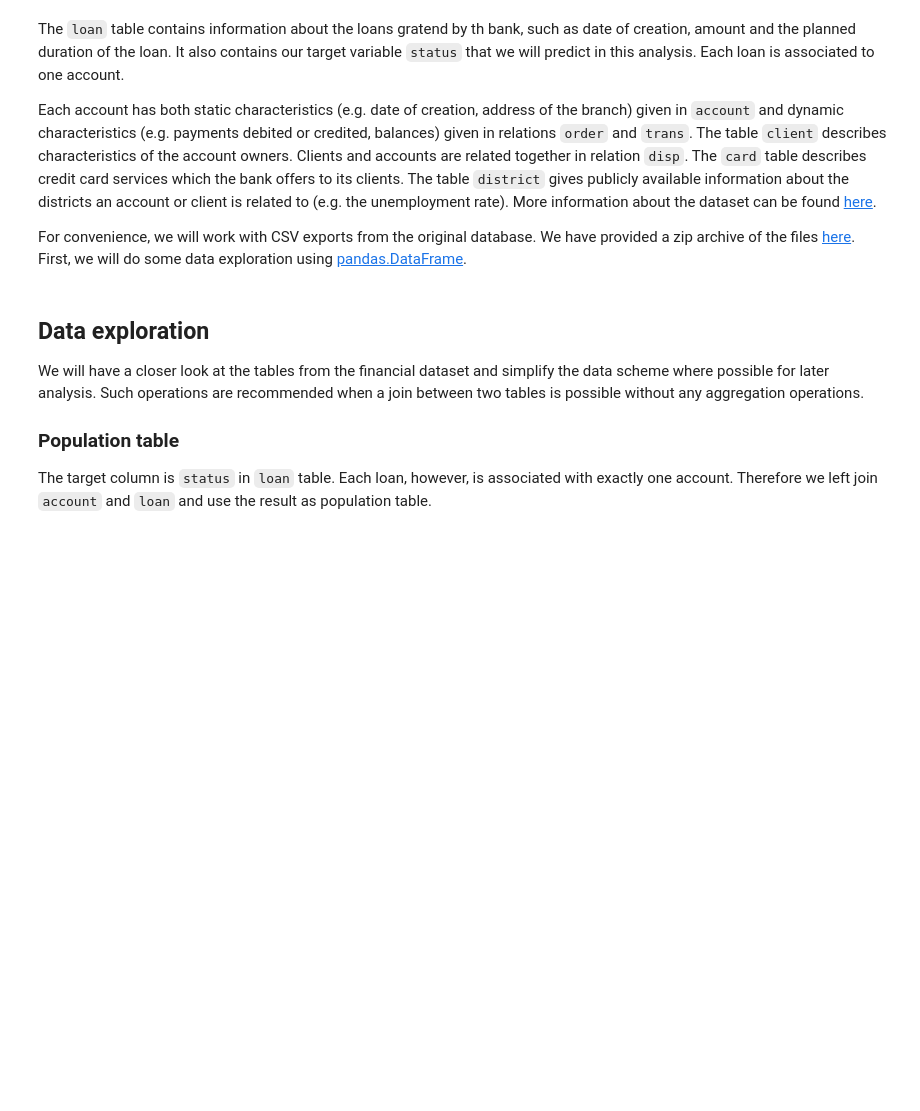
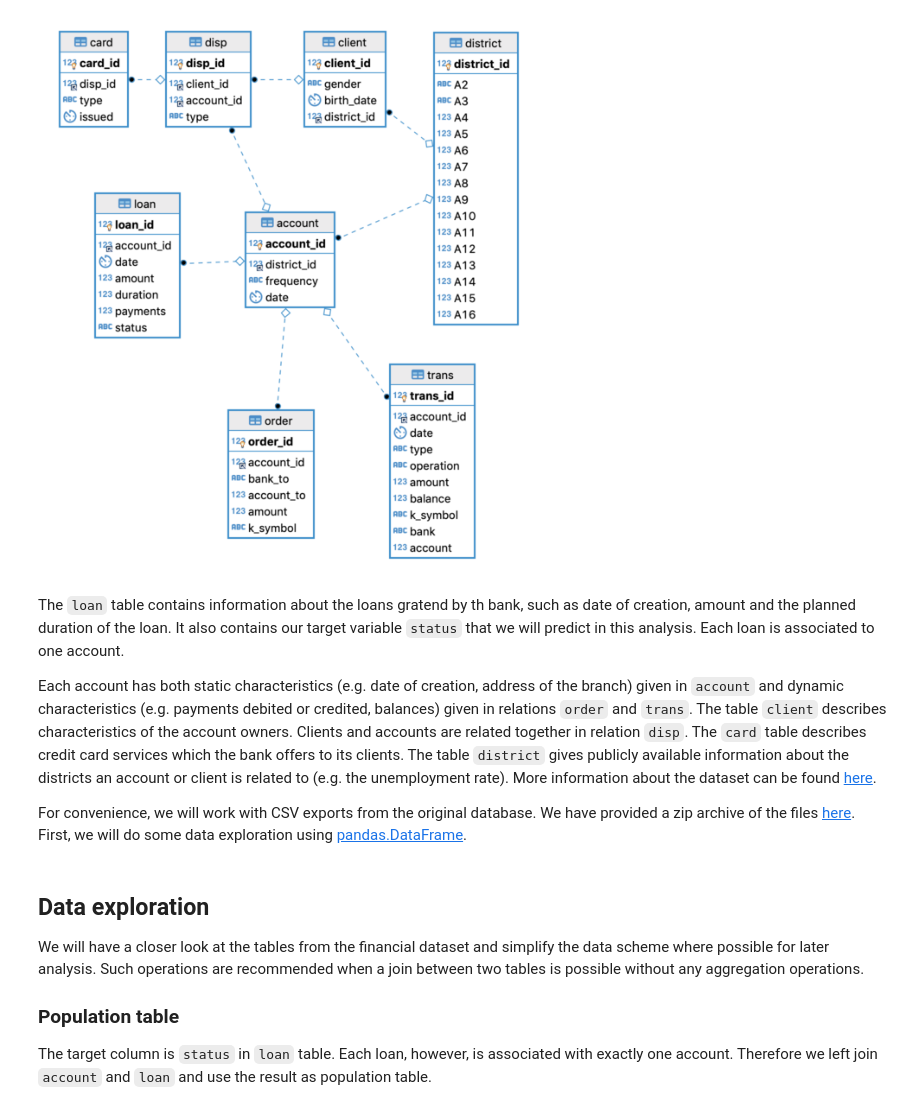
Before and after one commit to srnnkls/getml-examples, a Jupyter notebook: python/projects/loans/loans.ipynb, the cells around one changed output. Drawn from its saved outputs; the diff is of its cells as text; code cells hidden in the pictures; blank space fills up the shorter version.

```diff
--- a/python/projects/loans/loans.ipynb
+++ b/python/projects/loans/loans.ipynb
@@ -20,3 +20,7 @@ The analysis is based on the [financial](https://relational.fit.cvut.cz/dataset/
+# %%
+Image(filename="dataset_jupyter.png")
+# %% [output]
+[figure, added]
 # %% [markdown]
 The `loan` table contains information about the loans gratend by th bank, such as date of creation, amount and the planned duration of the loan. It also contains our target variable `status` that we will predict in this analysis. Each loan is associated to one account.
 
```
Also changed, not shown: parts of 18 cells of this notebook, 1 other file.
